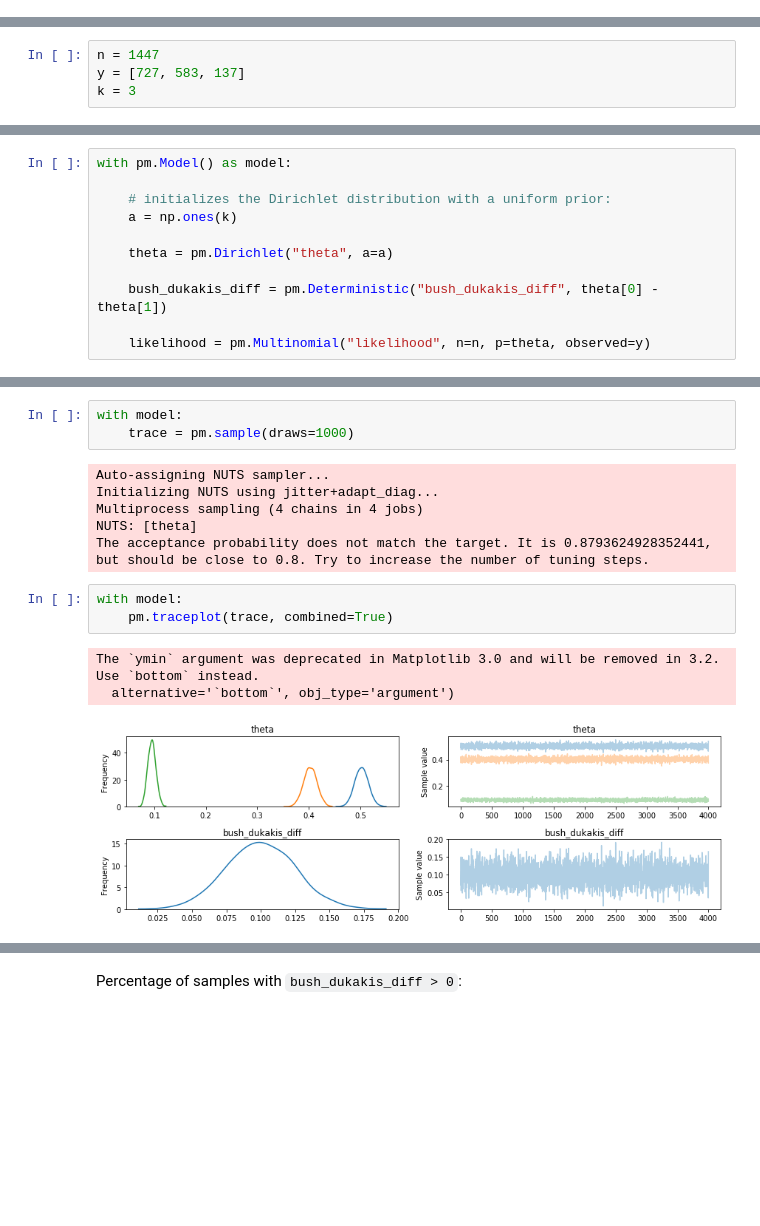
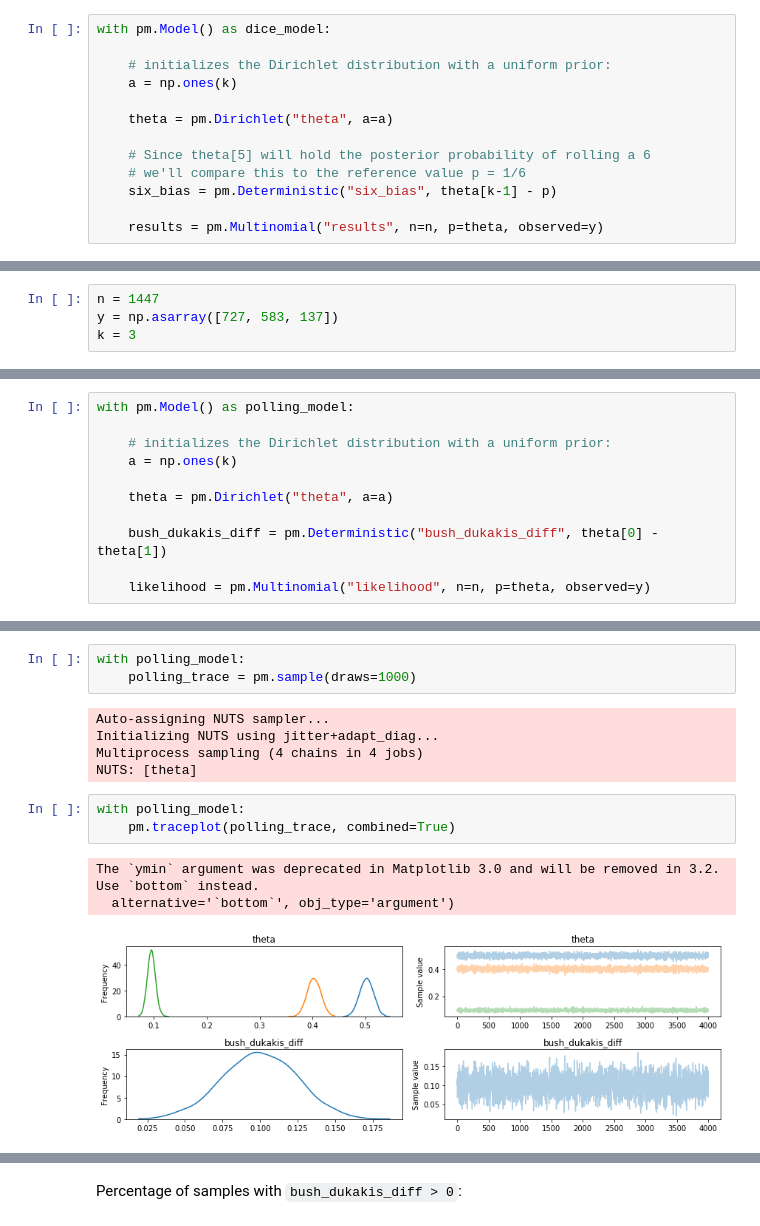
Before and after one commit to clausherther/public, a Jupyter notebook: Dirichlet Multinomial Example.ipynb, the cells around one changed output, grey strips where cells are left out. Saved outputs shown, nothing was run; the diff lists cells and outputs as text; blank space fills up the shorter version.

Commit message:
updated Dirichlet example with dice and polling data

```diff
--- a/Dirichlet Multinomial Example.ipynb
+++ b/Dirichlet Multinomial Example.ipynb
@@ -12,0 +91,13 @@ import theano.tensor as tt
+# %%
+with pm.Model() as dice_model:
+
+    # initializes the Dirichlet distribution with a uniform prior:
+    a = np.ones(k)
+
+    theta = pm.Dirichlet("theta", a=a)
+
+    # Since theta[5] will hold the posterior probability of rolling a 6
+    # we'll compare this to the reference value p = 1/6
+    six_bias = pm.Deterministic("six_bias", theta[k-1] - p)
+
+    results = pm.Multinomial("results", n=n, p=theta, observed=y)
@@ -20,4 +173,4 @@ import theano.tensor as tt
 # %%
 n = 1447
-y = [727, 583, 137]
+y = np.asarray([727, 583, 137])
 k = 3
@@ -24,5 +179,5 @@ k = 3
 # %%
-with pm.Model() as model:
+with pm.Model() as polling_model:
 
     # initializes the Dirichlet distribution with a uniform prior:
     a = np.ones(k)
@@ -37,18 +192,17 @@ pm.model_to_graphviz(model)
 # %% [output]
 [drawing not drawn]
 # %%
-with model:
-    trace = pm.sample(draws=1000)
+with polling_model:
+    polling_trace = pm.sample(draws=1000)
 # %% [output]
 Auto-assigning NUTS sampler...
 Initializing NUTS using jitter+adapt_diag...
 Multiprocess sampling (4 chains in 4 jobs)
 NUTS: [theta]
-The acceptance probability does not match the target. It is 0.8793624928352441, but should be close to 0.8. Try to increase the number of tuning steps.
 # %%
-with model:
-    pm.traceplot(trace, combined=True)
+with polling_model:
+    pm.traceplot(polling_trace, combined=True)
 # %% [output]
 The `ymin` argument was deprecated in Matplotlib 3.0 and will be removed in 3.2. Use `bottom` instead.
   alternative='`bottom`', obj_type='argument')
-[figure, old version]
+[figure, new version]
```
Also changed, not shown: parts of 64 cells of this notebook, 2 other files.
